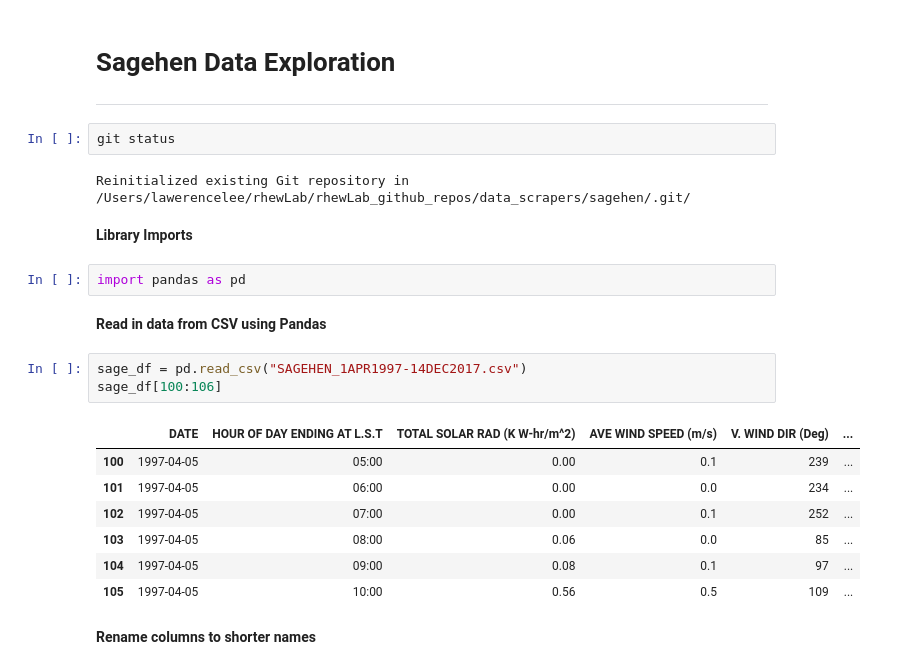
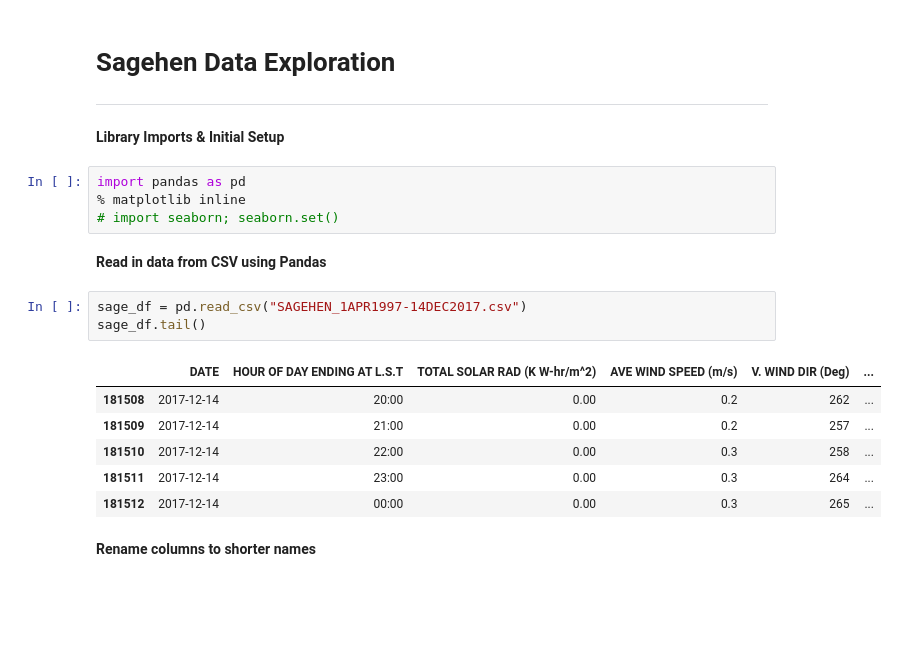
Before and after one commit to aaanyaaa/Segehen, a Jupyter notebook: Sagehen Data Exploration.ipynb, the cells around one changed output. Cells and saved outputs as stored; diff of their text form; blank space fills up the shorter version.

```diff
--- a/Sagehen Data Exploration.ipynb
+++ b/Sagehen Data Exploration.ipynb
@@ -1,27 +1,24 @@
 # %% [markdown]
 # Sagehen Data Exploration
 ***
-# %%
-git status
-# %% [output]
-Reinitialized existing Git repository in /Users/lawerencelee/rhewLab/rhewLab_github_repos/data_scrapers/sagehen/.git/
-# %% [markdown]
-__Library Imports__
+# %% [markdown]
+__Library Imports & Initial Setup__
 # %%
 import pandas as pd
+% matplotlib inline
+# import seaborn; seaborn.set()
 # %% [markdown]
 __Read in data from CSV using Pandas__
 # %%
 sage_df = pd.read_csv("SAGEHEN_1APR1997-14DEC2017.csv")
-sage_df[100:106]
+sage_df.tail()
 # %% [output]
 |  | DATE | HOUR OF DAY ENDING AT L.S.T | TOTAL SOLAR RAD (K W-hr/m^2) | AVE WIND SPEED (m/s) | V. WIND DIR (Deg) | ... |
-| 100 | 1997-04-05 | 05:00 | 0.00 | 0.1 | 239 | ... |
-| 101 | 1997-04-05 | 06:00 | 0.00 | 0.0 | 234 | ... |
-| 102 | 1997-04-05 | 07:00 | 0.00 | 0.1 | 252 | ... |
-| 103 | 1997-04-05 | 08:00 | 0.06 | 0.0 | 85 | ... |
-| 104 | 1997-04-05 | 09:00 | 0.08 | 0.1 | 97 | ... |
-| 105 | 1997-04-05 | 10:00 | 0.56 | 0.5 | 109 | ... |
+| 181508 | 2017-12-14 | 20:00 | 0.00 | 0.2 | 262 | ... |
+| 181509 | 2017-12-14 | 21:00 | 0.00 | 0.2 | 257 | ... |
+| 181510 | 2017-12-14 | 22:00 | 0.00 | 0.3 | 258 | ... |
+| 181511 | 2017-12-14 | 23:00 | 0.00 | 0.3 | 264 | ... |
+| 181512 | 2017-12-14 | 00:00 | 0.00 | 0.3 | 265 | ... |
 # %% [markdown]
 __Rename columns to shorter names__
 # %%
```
Also changed, not shown: parts of 22 cells of this notebook.
